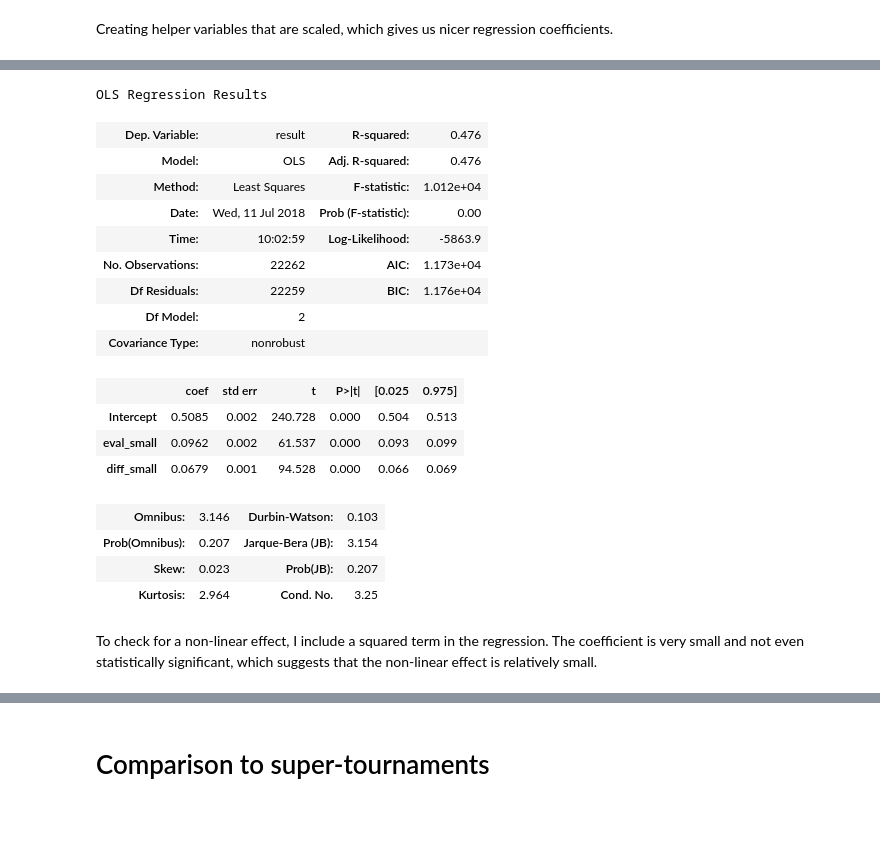
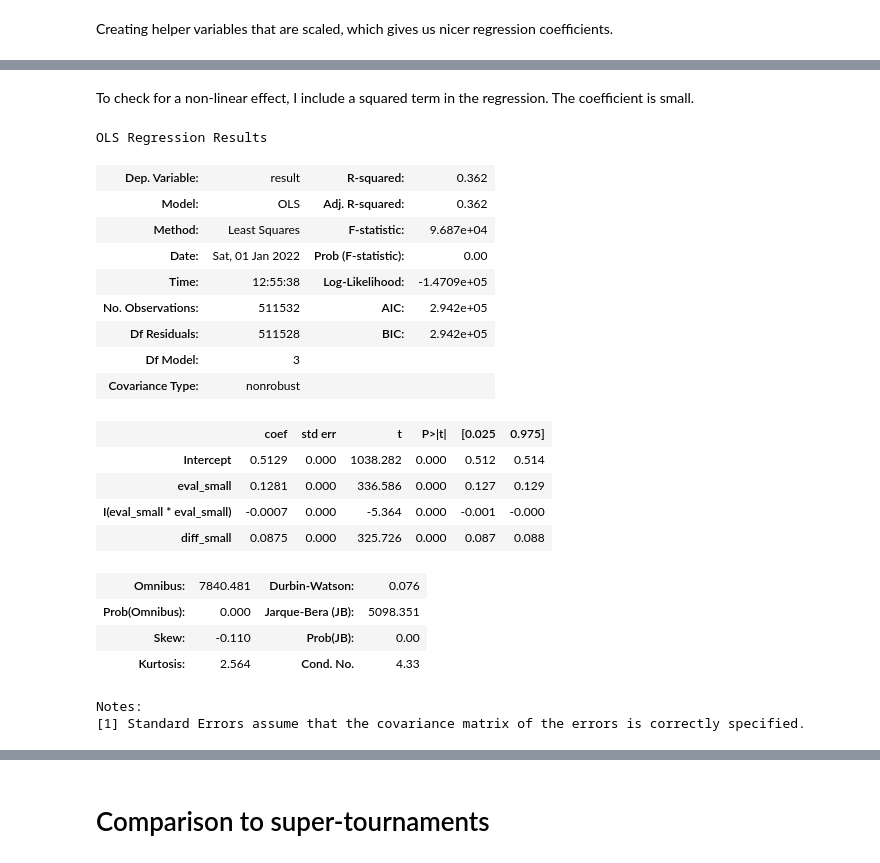
Before and after one commit to cgoldammer/chess-analysis, a Jupyter notebook: game_result_by_evaluation.ipynb, the cells around one changed output, grey strips where cells are left out. Saved outputs shown, nothing was run; the diff lists cells and outputs as text; code cells hidden in the pictures; blank space fills up the shorter version.

Commit message:
Updates with more data

```diff
--- a/game_result_by_evaluation.ipynb
+++ b/game_result_by_evaluation.ipynb
@@ -36,3 +34,7 @@ conn = psycopg2.connect(f.CONNSTRING)
+# %%
+use_dev = False
+connstring = f.CONNSTRING_DEV if use_dev else f.CONNSTRING_PROD
+conn = psycopg2.connect(connstring)
 # %% [markdown]
 # Data cleaning
 # %% [markdown]
@@ -163,0 +166,5 @@ df_rejkjavik = df.query('db_name == "Rejkjavik Open 2018"')
+# %%
+df_king = df.query('db_name == "kingbase_random"')
+reg = smf.ols('result ~ eval_small + diff_small', data=df_king.query('-5 <= eval_small <= 5')).fit()
+params = reg.params
+reg.summary()
@@ -164,25 +192,28 @@ df_rejkjavik = df.query('db_name == "Rejkjavik Open 2018"')
+# %% [markdown]
+To check for a non-linear effect, I include a squared term in the regression. The coefficient is small.
 # %%
-reg = smf.ols('result ~ eval_small + diff_small', data=df_rejkjavik.query('-5 <= eval_small <= 5')).fit()
+reg = smf.ols('result ~ eval_small + I(eval_small*eval_small) + diff_small', data=df_king.query('-5 <= eval_small <= 5')).fit()
 params = reg.params
 reg.summary()
 # %% [output]
 OLS Regression Results
-| Dep. Variable: | result | R-squared: | 0.476 |
-| Model: | OLS | Adj. R-squared: | 0.476 |
-| Method: | Least Squares | F-statistic: | 1.012e+04 |
-| Date: | Wed, 11 Jul 2018 | Prob (F-statistic): | 0.00 |
-| Time: | 10:02:59 | Log-Likelihood: | -5863.9 |
-| No. Observations: | 22262 | AIC: | 1.173e+04 |
-| Df Residuals: | 22259 | BIC: | 1.176e+04 |
-| Df Model: | 2 |  |  |
+| Dep. Variable: | result | R-squared: | 0.362 |
+| Model: | OLS | Adj. R-squared: | 0.362 |
+| Method: | Least Squares | F-statistic: | 9.687e+04 |
+| Date: | Sat, 01 Jan 2022 | Prob (F-statistic): | 0.00 |
+| Time: | 12:55:38 | Log-Likelihood: | -1.4709e+05 |
+| No. Observations: | 511532 | AIC: | 2.942e+05 |
+| Df Residuals: | 511528 | BIC: | 2.942e+05 |
+| Df Model: | 3 |  |  |
 | Covariance Type: | nonrobust |  |  |
 |  | coef | std err | t | P>|t| | [0.025 | 0.975] |
-| Intercept | 0.5085 | 0.002 | 240.728 | 0.000 | 0.504 | 0.513 |
-| eval_small | 0.0962 | 0.002 | 61.537 | 0.000 | 0.093 | 0.099 |
-| diff_small | 0.0679 | 0.001 | 94.528 | 0.000 | 0.066 | 0.069 |
+| Intercept | 0.5129 | 0.000 | 1038.282 | 0.000 | 0.512 | 0.514 |
+| eval_small | 0.1281 | 0.000 | 336.586 | 0.000 | 0.127 | 0.129 |
+| I(eval_small * eval_small) | -0.0007 | 0.000 | -5.364 | 0.000 | -0.001 | -0.000 |
+| diff_small | 0.0875 | 0.000 | 325.726 | 0.000 | 0.087 | 0.088 |
-| Omnibus: | 3.146 | Durbin-Watson: | 0.103 |
-| Prob(Omnibus): | 0.207 | Jarque-Bera (JB): | 3.154 |
-| Skew: | 0.023 | Prob(JB): | 0.207 |
-| Kurtosis: | 2.964 | Cond. No. | 3.25 |
+| Omnibus: | 7840.481 | Durbin-Watson: | 0.076 |
+| Prob(Omnibus): | 0.000 | Jarque-Bera (JB): | 5098.351 |
+| Skew: | -0.110 | Prob(JB): | 0.00 |
+| Kurtosis: | 2.564 | Cond. No. | 4.33 |
+Notes:
+[1] Standard Errors assume that the covariance matrix of the errors is correctly specified.
-# %% [markdown]
-To check for a non-linear effect, I include a squared term in the regression. The coefficient is very small and not even statistically significant, which suggests that the non-linear effect is relatively small.
```
Also changed, not shown: parts of 22 cells of this notebook, 2 other files.
